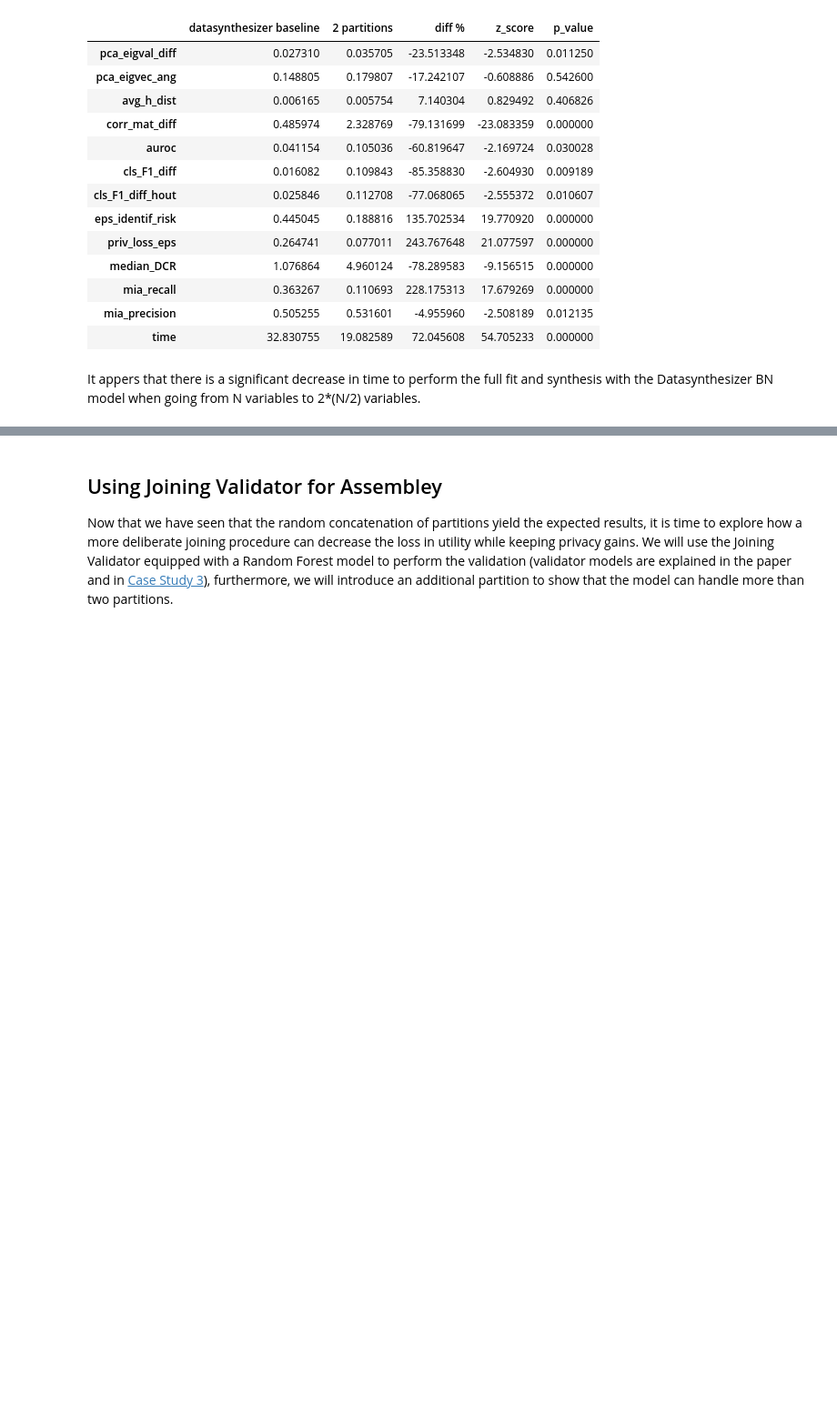
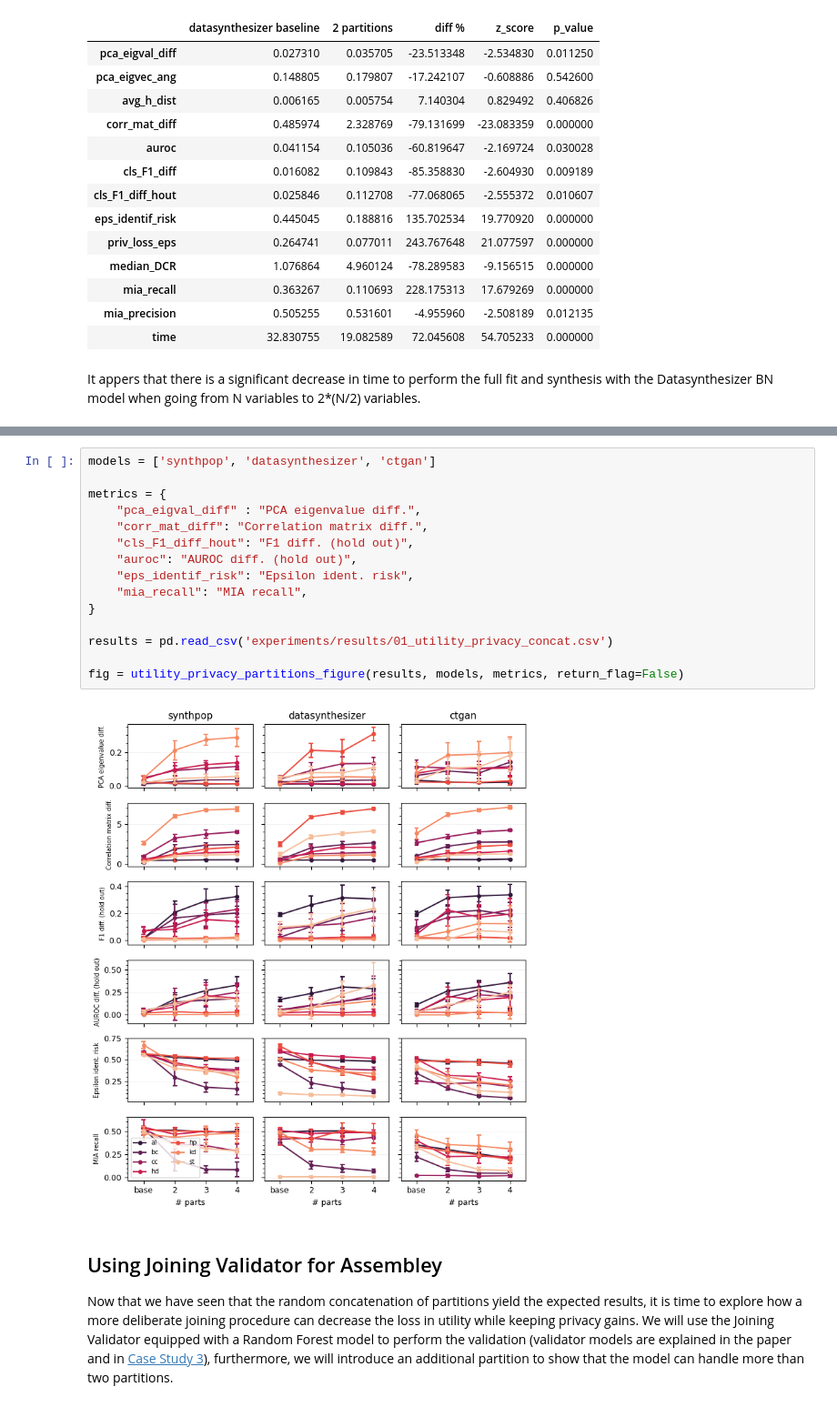
Before and after one commit to notna07/disjoint-synthetic-data-generation, a Jupyter notebook: 01_same_model_partitions.ipynb, the cells around one changed output, grey strips where cells are left out. Shown: that part at 91% size. Drawn from its saved outputs; the diff is of its cells as text; blank space fills up the shorter version.

```diff
--- a/01_same_model_partitions.ipynb
+++ b/01_same_model_partitions.ipynb
@@ -147,3 +202,20 @@ It appers that there is a significant decrease in time to perform the full fit a
+# %%
+models = ['synthpop', 'datasynthesizer', 'ctgan']
+
+metrics = {
+    "pca_eigval_diff" : "PCA eigenvalue diff.",
+    "corr_mat_diff": "Correlation matrix diff.",
+    "cls_F1_diff_hout": "F1 diff. (hold out)",
+    "auroc": "AUROC diff. (hold out)",
+    "eps_identif_risk": "Epsilon ident. risk",
+    "mia_recall": "MIA recall",
+}
+
+results = pd.read_csv('experiments/results/01_utility_privacy_concat.csv')
+
+fig = utility_privacy_partitions_figure(results, models, metrics, return_flag=False)
+# %% [output]
+[figure, added]
 # %% [markdown]
 ## Using Joining Validator for Assembley
 
```
Also changed, not shown: parts of 11 cells of this notebook, 8 other files.
